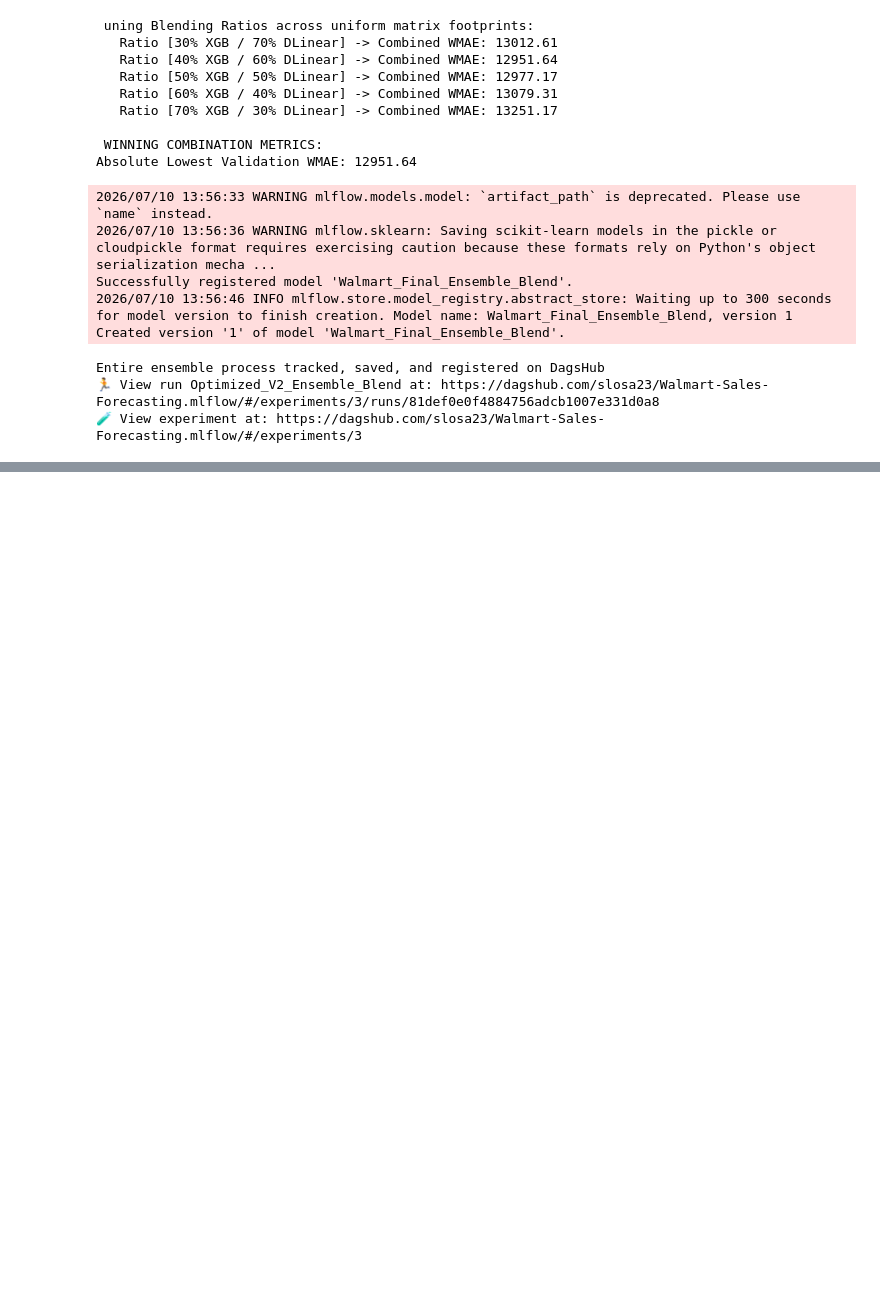
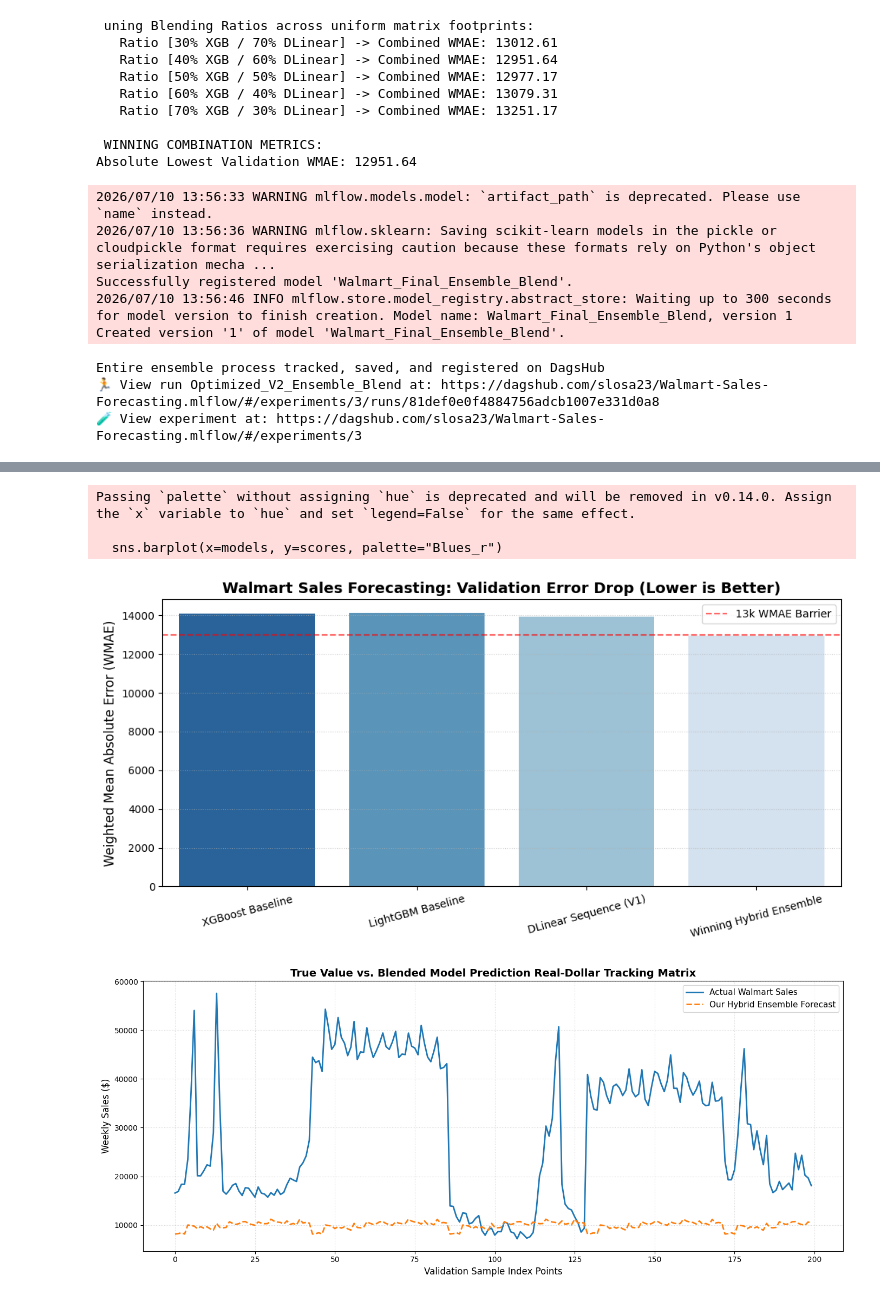
Before and after one commit to Bacchia/Walmart-Sales-Forecasting, a Jupyter notebook: notebooks/model_experiment_Ensemble.ipynb, the cells around one changed output, grey strips where cells are left out. Cells and saved outputs as stored; diff of their text form; code cells hidden in the pictures; blank space fills up the shorter version.

Commit message:
Added Best Ensemble So Far With Rolling Window

```diff
--- a/notebooks/model_experiment_Ensemble.ipynb
+++ b/notebooks/model_experiment_Ensemble.ipynb
@@ -192,0 +313,51 @@ Entire ensemble process tracked, saved, and registered on DagsHub
+# %%
+import numpy as np
+import pandas as pd
+import matplotlib.pyplot as plt
+import seaborn as sns
+
+best_blend_preds = np.load("final_tri_blend_predictions.npy")
+
+train_raw = pd.read_csv("data/train.csv")
+stores = pd.read_csv("data/stores.csv")
+features = pd.read_csv("data/features.csv")
+from src.features.preprocessing import get_model_ready_data
+_, y_train, _, y_val, _, _ = get_model_ready_data(train_raw, stores, features, split_date="2012-01-01")
+
+plot_df = pd.DataFrame({
+    'Actual_Sales': y_val.values,
+    'Ensemble_Predictions': best_blend_preds
+}).reset_index()
+
+plt.figure(figsize=(10, 5))
+models = ['XGBoost Baseline', 'LightGBM Baseline', 'DLinear Sequence (V1)', 'Winning Hybrid Ensemble']
+scores = [14091.24, 14115.80, 13937.13, 12951.64]
+
+sns.barplot(x=models, y=scores, palette="Blues_r")
+plt.axhline(13000, color='red', linestyle='--', alpha=0.6, label='13k WMAE Barrier')
+plt.title("Walmart Sales Forecasting: Validation Error Drop (Lower is Better)", fontsize=14, fontweight='bold')
+plt.ylabel("Weighted Mean Absolute Error (WMAE)", fontsize=12)
+plt.xticks(rotation=15)
+plt.grid(axis='y', linestyle=':', alpha=0.6)
+plt.legend()
+plt.tight_layout()
+plt.savefig("model_leaderboard_comparison.png", dpi=300)
+plt.show()
+
+plt.figure(figsize=(14, 6))
+plt.plot(plot_df['Actual_Sales'].head(200), label='Actual Walmart Sales', color='#1f77b4', linewidth=2)
+plt.plot(plot_df['Ensemble_Predictions'].head(200), label='Our Hybrid Ensemble Forecast', color='#ff7f0e', linestyle='--', linewidth=2)
+plt.title("True Value vs. Blended Model Prediction Real-Dollar Tracking Matrix", fontsize=14, fontweight='bold')
+plt.xlabel("Validation Sample Index Points", fontsize=12)
+plt.ylabel("Weekly Sales ($)", fontsize=12)
+plt.grid(True, linestyle=':', alpha=0.5)
+plt.legend(fontsize=11)
+plt.tight_layout()
+plt.savefig("forecast_vs_actual_timeline.png", dpi=300)
+plt.show()
+# %% [output]
+Passing `palette` without assigning `hue` is deprecated and will be removed in v0.14.0. Assign the `x` variable to `hue` and set `legend=False` for the same effect.
+
+  sns.barplot(x=models, y=scores, palette="Blues_r")
+[figure, added]
+[figure, added]
```
Also changed, not shown: parts of 6 cells of this notebook, 1 other file.
